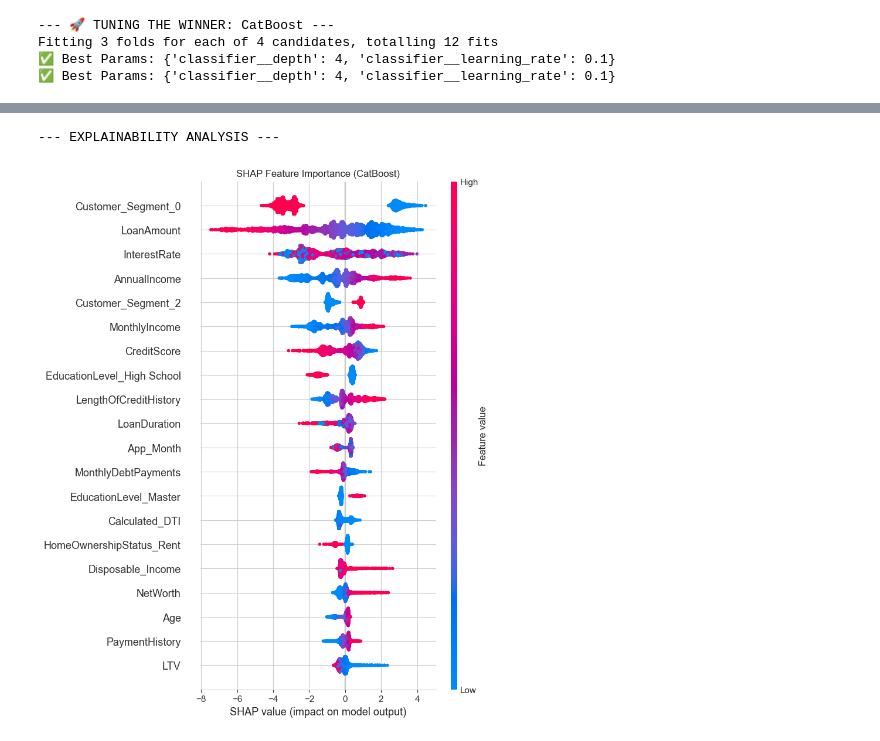
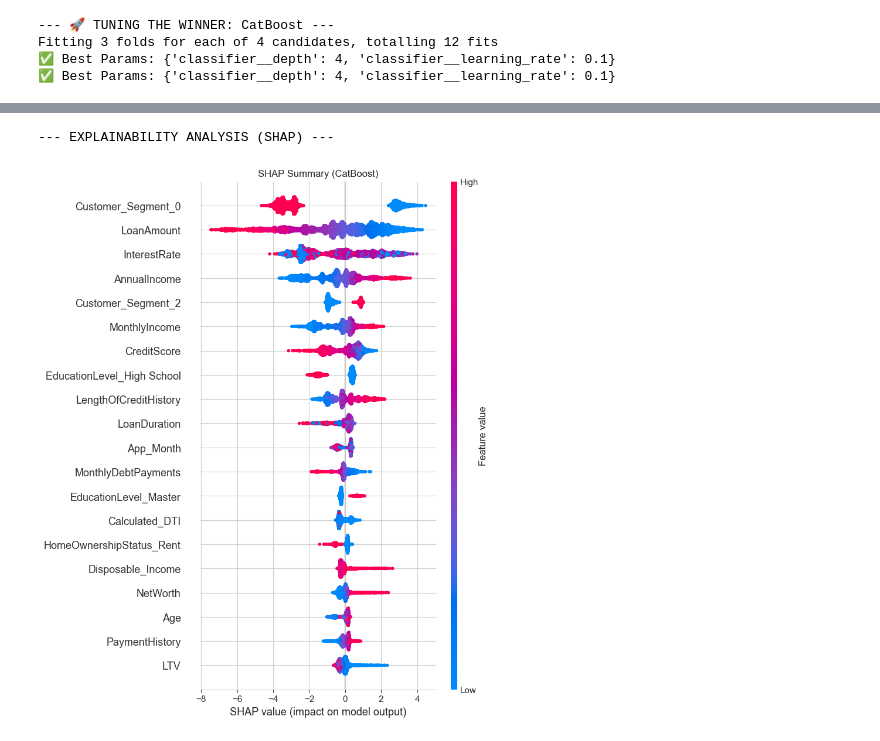
Before and after one commit to AnujanN/Financial-Risk-Modeling, a Jupyter notebook: Loan analysis.ipynb, the cells around one changed output, grey strips where cells are left out. Cells and saved outputs as stored; diff of their text form; code cells hidden in the pictures.

```diff
--- a/Loan analysis.ipynb
+++ b/Loan analysis.ipynb
@@ -230,34 +268,26 @@ XGBoost         | 0.9932     | ✅ Tested
 # %%
 print(f"--- 🚀 TUNING THE WINNER: {best_model_name} ---")
 
-# Define Parameter Grid based on the winner
 if best_model_name == 'CatBoost':
     clf = CatBoostClassifier(verbose=0, random_state=42, allow_writing_files=False)
-    param_grid = {
-        'classifier__depth': [4, 6],
-        'classifier__learning_rate': [0.05, 0.1]
-    }
+    param_grid = {'classifier__depth': [4, 6], 'classifier__learning_rate': [0.05, 0.1]}
 elif best_model_name == 'XGBoost':
     clf = XGBClassifier(eval_metric='logloss', random_state=42)
-    param_grid = {
-        'classifier__n_estimators': [100, 200],
-        'classifier__max_depth': [3, 5]
-    }
-else: # SVM
+    param_grid = {'classifier__n_estimators': [100, 200], 'classifier__max_depth': [3, 5]}
+else:
     clf = SVC(probability=True, random_state=42)
-    param_grid = {
-        'classifier__C': [1, 10],
-    }
+    param_grid = {'classifier__C': [1, 10]}
 
-# Build Pipeline
 pipeline = ImbPipeline(steps=[
     ('preprocessor', preprocessor),
     ('smote', SMOTE(random_state=42)),
     ('classifier', clf)
 ])
 
-# Run Grid Search
-grid_search = GridSearchCV(pipeline, param_grid, scoring='roc_auc', cv=3, n_jobs=-1, verbose=1)
+# Use StratifiedKFold again for GridSearch
+stratified_cv = StratifiedKFold(n_splits=3, shuffle=True, random_state=42)
+
+grid_search = GridSearchCV(pipeline, param_grid, scoring='roc_auc', cv=stratified_cv, n_jobs=-1, verbose=1)
 grid_search.fit(X_train, y_train)
 
 best_model = grid_search.best_estimator_
@@ -320,35 +397,28 @@ RMSE: 3.63 (Average error in risk score points)
 # %%
-print("--- EXPLAINABILITY ANALYSIS ---")
+print("--- EXPLAINABILITY ANALYSIS (SHAP) ---")
 
-# 1. Prepare Data
-# Transform X_test to get the actual numbers fed into the model
 X_test_transformed = best_model.named_steps['preprocessor'].transform(X_test)
 
-# 2. Extract Feature Names (Tricky with Pipelines)
+# Feature Names Fallback
 try:
     ohe = best_model.named_steps['preprocessor'].named_transformers_['cat']['onehot']
     cat_names = ohe.get_feature_names_out(categorical_cols)
     all_feats = numerical_cols + list(cat_names)
 except:
-    # Fallback if naming fails
     all_feats = [f"Feature {i}" for i in range(X_test_transformed.shape[1])]
 
-# 3. Calculate SHAP
 model_step = best_model.named_steps['classifier']
 
-# Safety Check: SVM doesn't work with TreeExplainer
 if isinstance(model_step, SVC):
-    print("⚠️ Model is SVM. Skipping SHAP TreeExplainer (Incompatible).")
-    print("Use Permutation Importance instead for SVM.")
+    print("⚠️ Model is SVM. Skipping SHAP TreeExplainer.")
 else:
-    # Works for XGBoost, CatBoost, RandomForest
     explainer = shap.TreeExplainer(model_step)
     shap_values = explainer.shap_values(X_test_transformed)
 
     plt.figure()
     shap.summary_plot(shap_values, X_test_transformed, feature_names=all_feats, show=False)
-    plt.title(f"SHAP Feature Importance ({best_model_name})")
+    plt.title(f"SHAP Summary ({best_model_name})")
     plt.show()
 # %% [output]
---- EXPLAINABILITY ANALYSIS ---
+--- EXPLAINABILITY ANALYSIS (SHAP) ---
-[figure, old version]
+[figure, new version]
```
Also changed, not shown: parts of 13 cells of this notebook, 2 other files.
